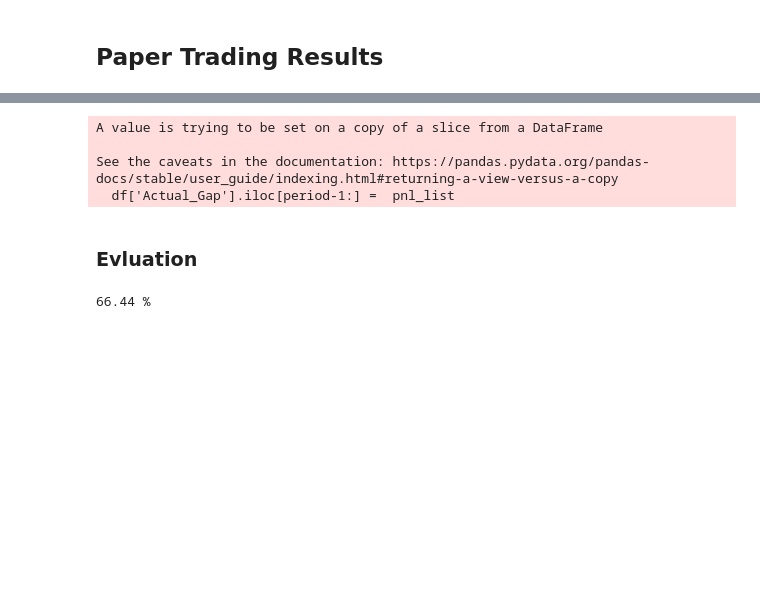
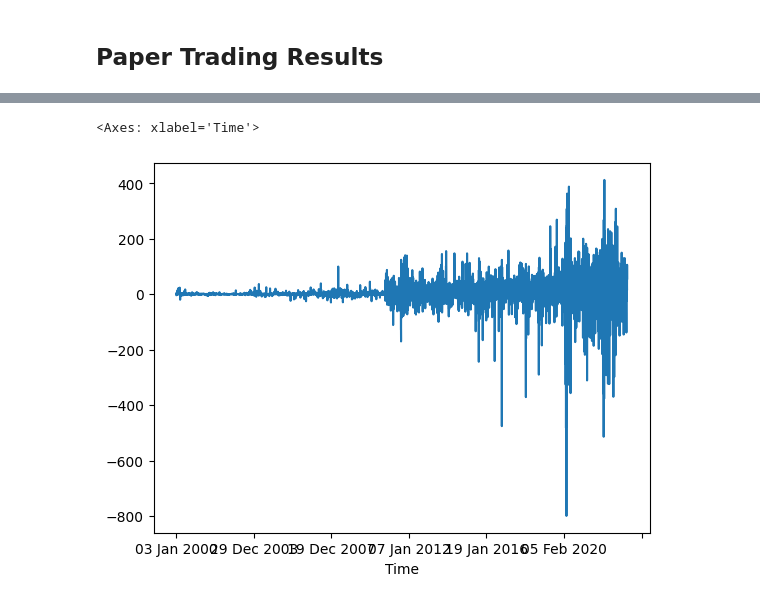
Before and after one commit to lakshit2808/BTST_Power_Gap_Finder, a Jupyter notebook: BTST.ipynb, the cells around one changed output, grey strips where cells are left out. Cells and saved outputs as stored; diff of their text form; code cells hidden in the pictures; blank space fills up the shorter version.

```diff
--- a/BTST.ipynb
+++ b/BTST.ipynb
@@ -67,8 +82,8 @@ import pytz
 
 if fetch_data_from == "fyers":
     data = {
-        "symbol":"NSE:NIFTYBANK-INDEX",
-        "resolution":"15",
+        "symbol":"NSE:NIFTY50-INDEX",
+        "resolution":"1D",
         "date_format":"1",
         "range_from": start_date,
         "range_to": end_date,
@@ -83,7 +98,7 @@ if fetch_data_from == "fyers":
     ist = pytz.timezone('Asia/Kolkata')
     df['Time'] = pd.to_datetime(df['Time'], unit='s').dt.tz_localize(pytz.UTC).dt.tz_convert(ist)
 
-    df = df.set_index("Time")
+    # df = df.set_index("Time")
 # %% [markdown]
 ## Csv Import
 # %%
@@ -152,9 +167,6 @@ See the caveats in the documentation: https://pandas.pydata.org/pandas-docs/stab
 # %% [markdown]
 ## Historical Trend with SMA
 # %%
-short_window = 5
-long_window = 20
-
 df['SMA_Short'] = df['Close'].rolling(window=short_window).mean()
 df['SMA_Long'] = df['Close'].rolling(window=long_window).mean()
 sma_prediction = []
@@ -165,7 +177,10 @@ for i in range(0, len(df)):
         sma_prediction.append("Down Trend")
 
 df['Historical_Trend'] = nan
-df['Historical_Trend'].iloc[long_window:] = sma_prediction
+if fetch_data_from == "fyers":
+    df['Historical_Trend'].iloc[long_window - 1:] = sma_prediction
+if fetch_data_from == "csv":
+    df['Historical_Trend'].iloc[long_window:] = sma_prediction
 # %% [output]
 A value is trying to be set on a copy of a slice from a DataFrame
 
@@ -179,8 +215,10 @@ if fetch_data_from == "fyers":
         'day_closing': [],
         'day_opening': []
     }
+    df = df.set_index("Time")
     for i in range(0,len(df)):
         if df.index[i].hour == market_opening_hour and df.index[i].minute == market_opening_minute:
                 trade_info['day_opening'].append(df.index[i])
         elif df.index[i].hour == market_closing_hour and df.index[i].minute == market_closing_minute:
                 trade_info['day_closing'].append(df.index[i])
+df = df.reset_index()
@@ -383,10 +407,0 @@ Final Capital: {}</br> \
-# %%
-df.loc[0, 'Actual_Gap'] = nan
-df['Actual_Gap'].iloc[period-1:] =  pnl_list
-# %% [output]
-A value is trying to be set on a copy of a slice from a DataFrame
-
-See the caveats in the documentation: https://pandas.pydata.org/pandas-docs/stable/user_guide/indexing.html#returning-a-view-versus-a-copy
-  df['Actual_Gap'].iloc[period-1:] =  pnl_list
-# %% [markdown]
-### Evluation
@@ -403,4 +408,6 @@ win_rate__ = round(wins*100/(wins+losses),2)
-# %%
-print(win_rate__,"%")
-# %% [output]
-66.44 %
+# %%
+df = df.set_index('Time')
+df['Actual_Gap'].plot()
+# %% [output]
+<Axes: xlabel='Time'>
+[figure, added]
```
Also changed, not shown: parts of 16 cells of this notebook.
